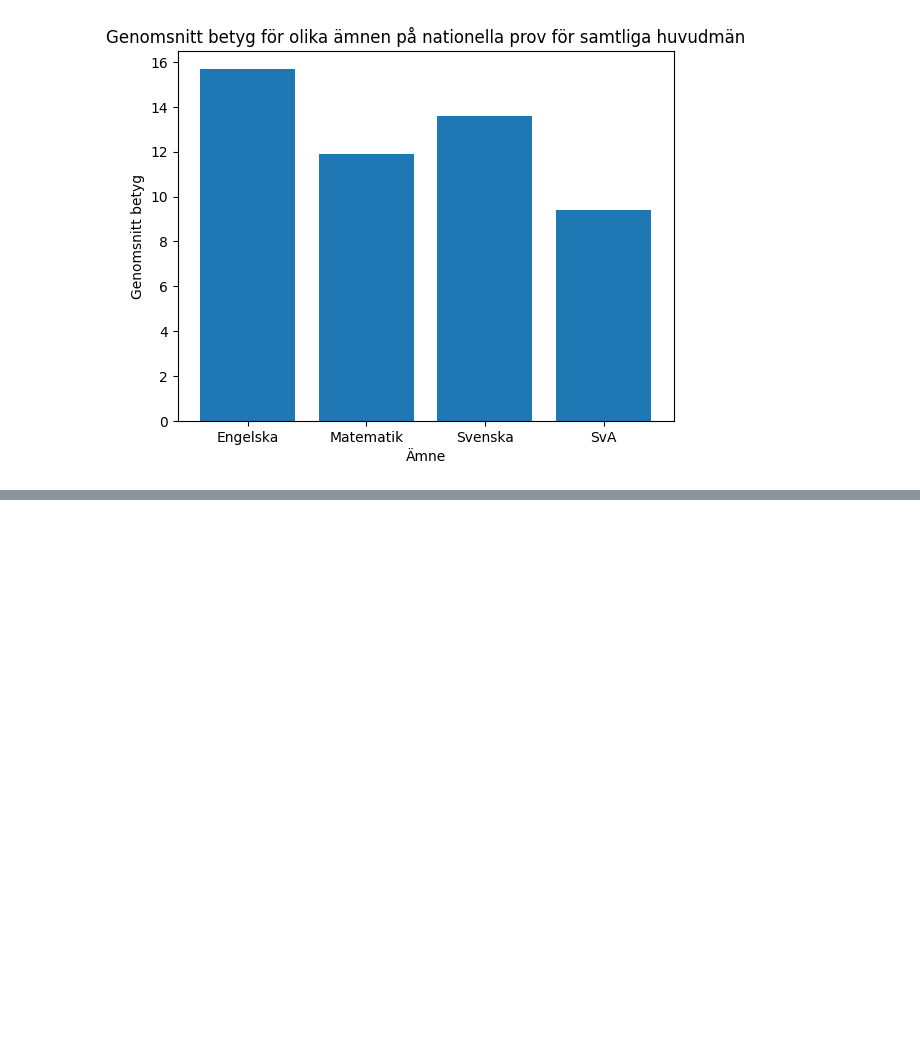
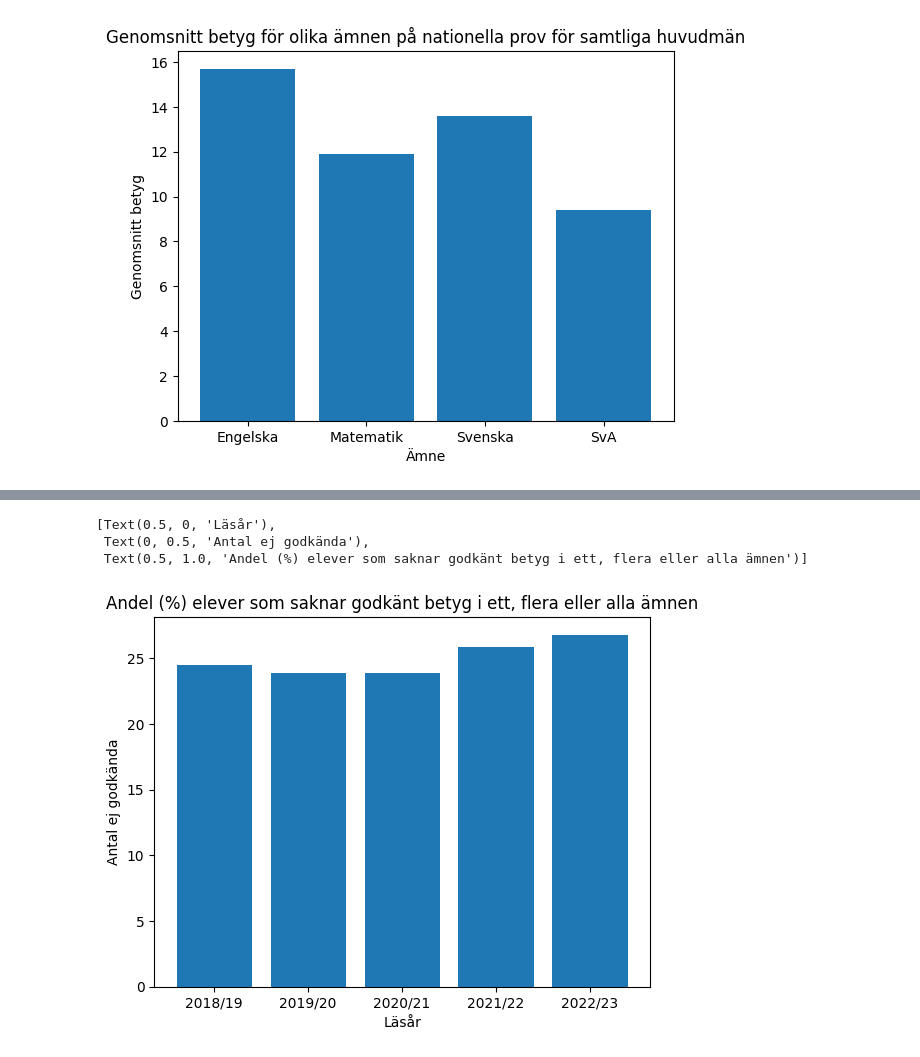
Before and after one commit to AlejandroHiroshima/data-platform-Alexander-Hrachovina-DE24, a Jupyter notebook: exercises/exercise_1.ipynb, the cells around one changed output, grey strips where cells are left out. Cells and saved outputs as stored; diff of their text form; code cells hidden in the pictures; blank space fills up the shorter version.

```diff
--- a/exercises/exercise_1.ipynb
+++ b/exercises/exercise_1.ipynb
@@ -226,0 +229,9 @@ ax.set_xticks(labels=subjects, ticks=range(len(subjects)))
+# %%
+df = pd.read_excel("data/betyg_o_prov_riksnivå.xlsx", sheet_name="Tabell 1B", skiprows= 6)
+df = df.drop(0)
+print(df.columns)
+# df1a= df.head(6)
+# print(df1a)
+# df1a
+# df1a.drop(0)
+# df1a.head()
@@ -226,0 +255,3 @@ ax.set_xticks(labels=subjects, ticks=range(len(subjects)))
+# %%
+df = df.rename(columns={"Unnamed: 0": "Studie år"})
+df
@@ -226,0 +276,4 @@ ax.set_xticks(labels=subjects, ticks=range(len(subjects)))
+# %%
+df = df[["Studie år", "Andel (%) elever som saknar godkänt betyg i ett, flera eller alla ämnen"]]
+df = df.head()
+df
@@ -226,0 +287,20 @@ ax.set_xticks(labels=subjects, ticks=range(len(subjects)))
+# %%
+year = df["Studie år"]
+not_passed = df["Andel (%) elever som saknar godkänt betyg i ett, flera eller alla ämnen"]
+# %%
+fig, ax = plt.subplots(1)
+
+ax.bar(x=year, height=not_passed)
+ax.set(
+    xlabel="Läsår",
+    ylabel="Antal ej godkända",
+    title="Andel (%) elever som saknar godkänt betyg i ett, flera eller alla ämnen",
+)
+
+
+# ax.set_xticks(labels=subjects, ticks=range(len(subjects)))
+# %% [output]
+[Text(0.5, 0, 'Läsår'),
+ Text(0, 0.5, 'Antal ej godkända'),
+ Text(0.5, 1.0, 'Andel (%) elever som saknar godkänt betyg i ett, flera eller alla ämnen')]
+[figure, added]
```
Also changed, not shown: parts of 22 cells of this notebook, 17 other files.
